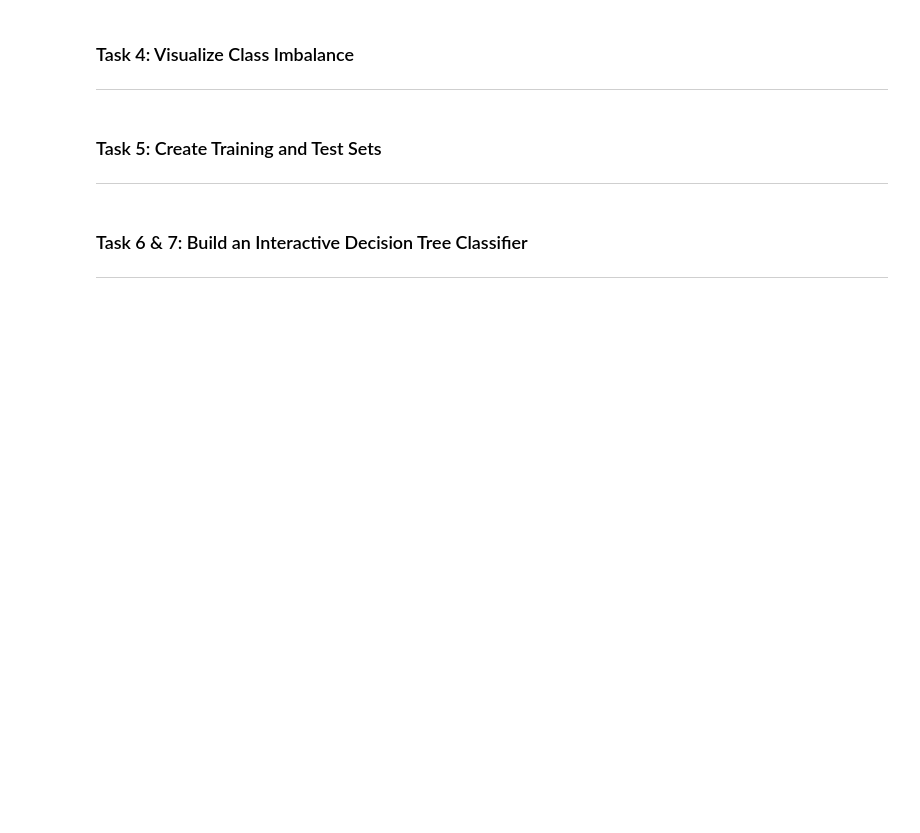
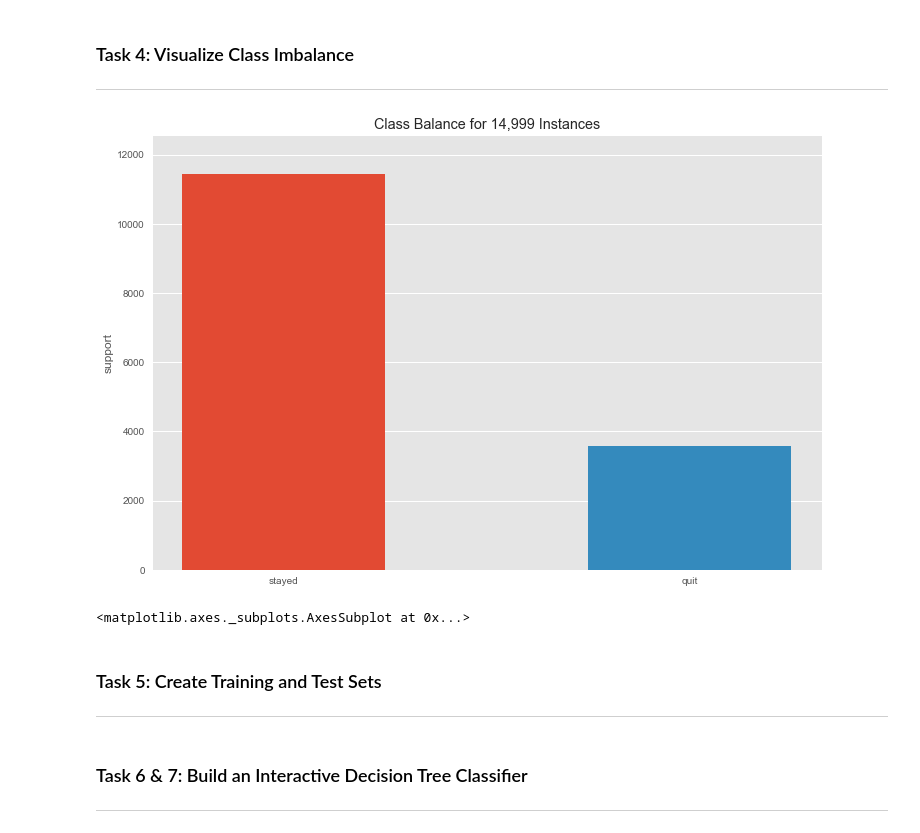
Before and after one commit to Surajv311/Predict-employee-turnover-, a Jupyter notebook: Learner_Notebook.ipynb, the cells around one changed output. Drawn from its saved outputs; the diff is of its cells as text; code cells hidden in the pictures; blank space fills up the shorter version.

```diff
--- a/Learner_Notebook.ipynb
+++ b/Learner_Notebook.ipynb
@@ -42,3 +59,8 @@ AttributeError: 'DataFrame' object has no attribute 'profile_report'
 # %% [markdown]
 ### Task 3: Encode Categorical Features
 ---
+# %%
+cat_vars = ['department','salary']
+for var in cat_vars:
+    cat_list = pd.get_dummies(hr[var],prefix = var)
+    hr = hr.join(cat_list)
@@ -45,3 +77,5 @@ AttributeError: 'DataFrame' object has no attribute 'profile_report'
+# %%
+hr.drop(columns=['department','salary'] , axis = 1 , inplace = True)
 # %% [markdown]
 ### Task 4: Visualize Class Imbalance
 ---
@@ -49,3 +83,9 @@ AttributeError: 'DataFrame' object has no attribute 'profile_report'
 from yellowbrick.target import ClassBalance
 plt.style.use("ggplot")
 plt.rcParams['figure.figsize'] = (12,8)
+# %%
+visualizer = ClassBalance(labels=['stayed','quit']).fit(hr.quit)
+visualizer.show()
+# %% [output]
+[figure, added]
+<matplotlib.axes._subplots.AxesSubplot at 0x...>
```
Also changed, not shown: parts of 11 cells of this notebook.
